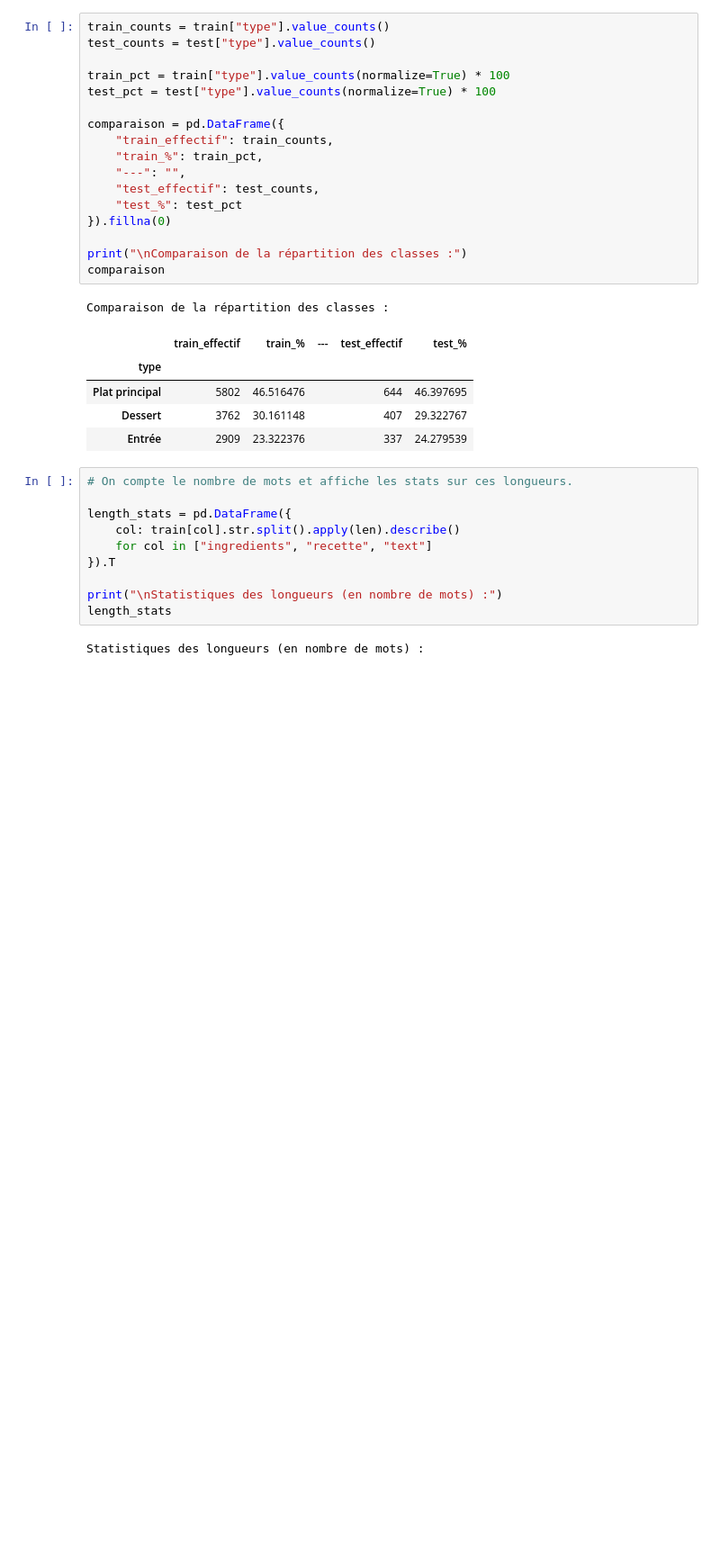
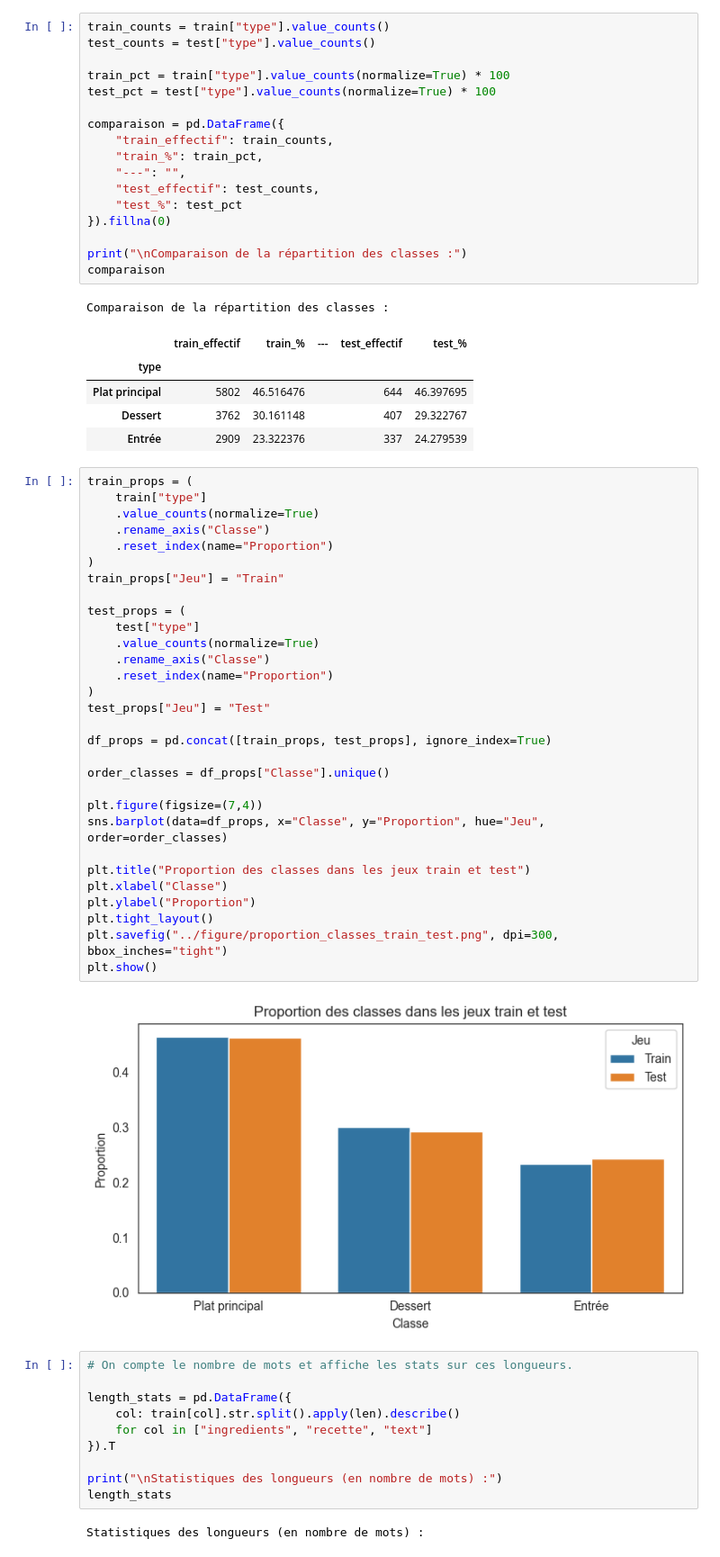
Before and after one commit to StuartGP-dev/Projet_TAL, a Jupyter notebook: src/main.ipynb, the cells around one changed output. Shown at 90% size. Saved outputs shown, nothing was run; the diff lists cells and outputs as text; blank space fills up the shorter version.

```diff
--- a/src/main.ipynb
+++ b/src/main.ipynb
@@ -130,6 +122,38 @@ Comparaison de la répartition des classes :
 | Plat principal | 5802 | 46.516476 |  | 644 | 46.397695 |
 | Dessert | 3762 | 30.161148 |  | 407 | 29.322767 |
 | Entrée | 2909 | 23.322376 |  | 337 | 24.279539 |
+# %%
+train_props = (
+    train["type"]
+    .value_counts(normalize=True)
+    .rename_axis("Classe")
+    .reset_index(name="Proportion")
+)
+train_props["Jeu"] = "Train"
+
+test_props = (
+    test["type"]
+    .value_counts(normalize=True)
+    .rename_axis("Classe")
+    .reset_index(name="Proportion")
+)
+test_props["Jeu"] = "Test"
+
+df_props = pd.concat([train_props, test_props], ignore_index=True)
+
+order_classes = df_props["Classe"].unique()
+
+plt.figure(figsize=(7,4))
+sns.barplot(data=df_props, x="Classe", y="Proportion", hue="Jeu", order=order_classes)
+
+plt.title("Proportion des classes dans les jeux train et test")
+plt.xlabel("Classe")
+plt.ylabel("Proportion")
+plt.tight_layout()
+plt.savefig("../figure/proportion_classes_train_test.png", dpi=300, bbox_inches="tight")
+plt.show()
+# %% [output]
+[figure, added]
 # %%
 # On compte le nombre de mots et affiche les stats sur ces longueurs.
 
```
Also changed, not shown: parts of 30 cells of this notebook, 14 other files.
